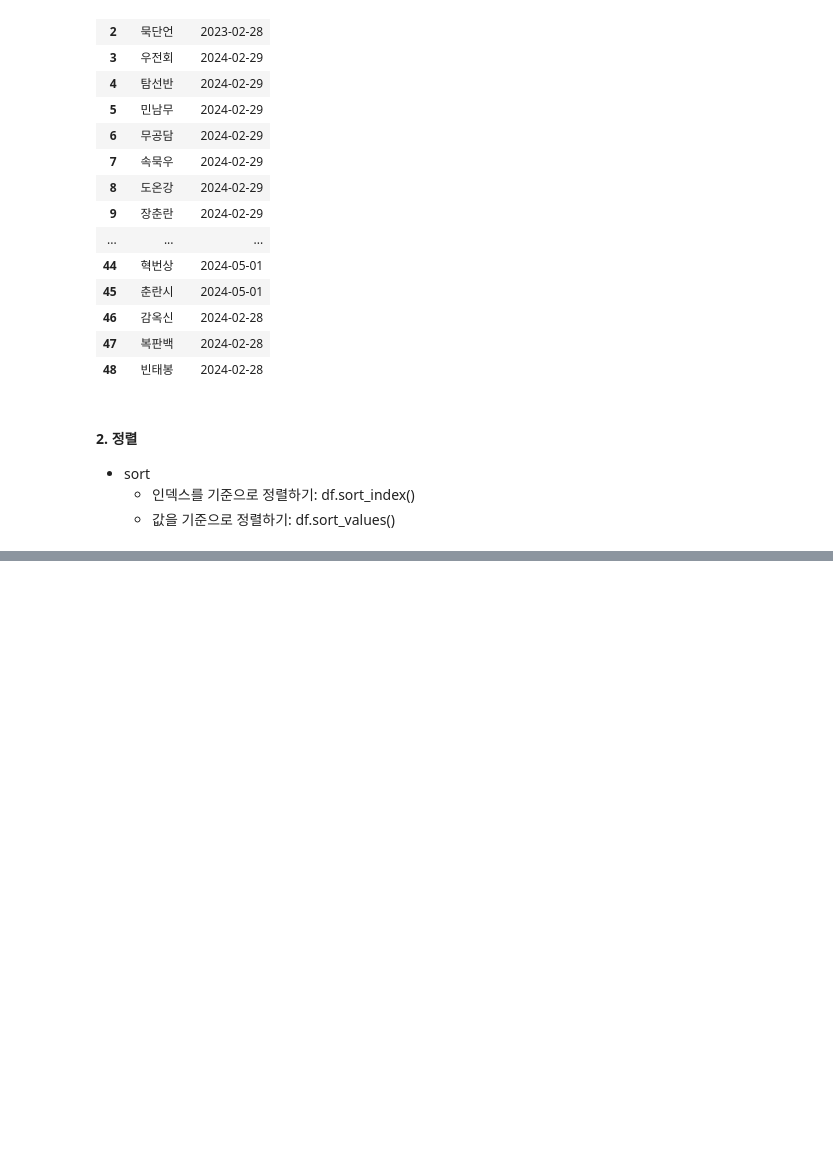
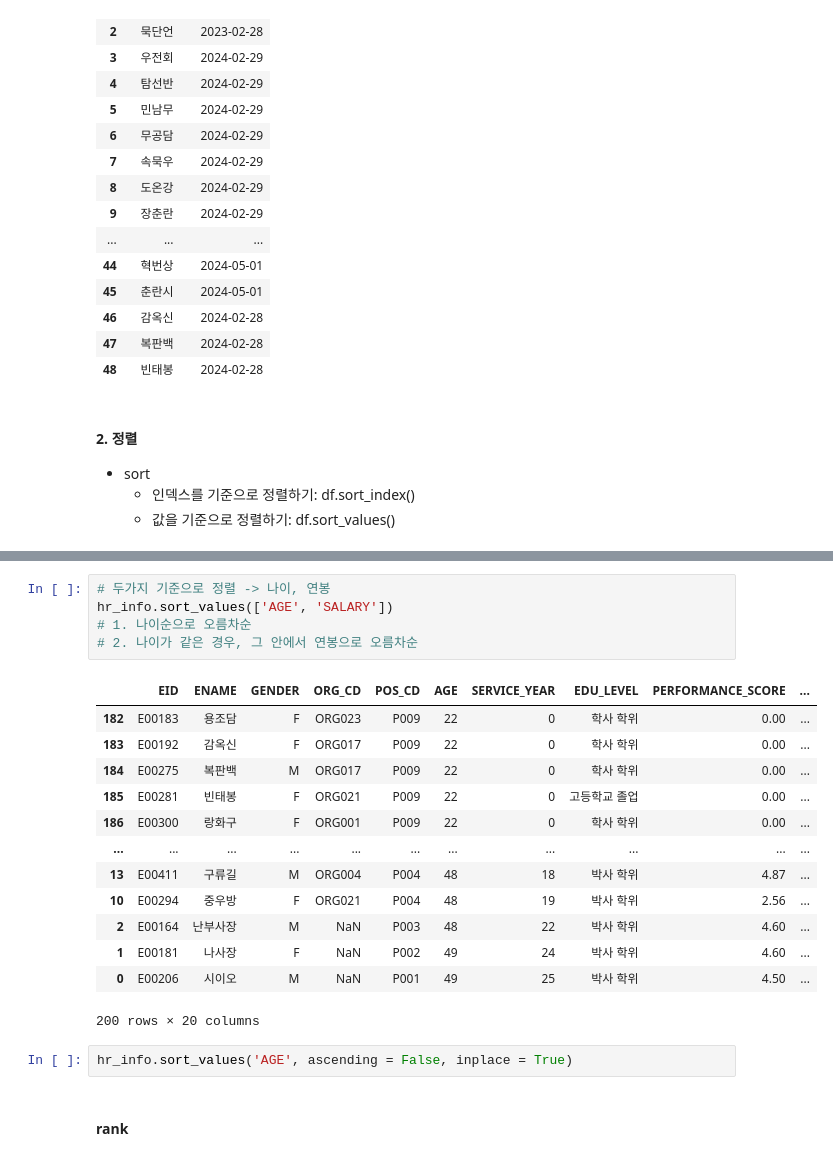
Before and after one commit to hyerimmmmm/SWDataAnalysisClass, a Jupyter notebook: pythonStudy/LIB/hr데이터 실습.ipynb, the cells around one changed output, grey strips where cells are left out. Drawn from its saved outputs; the diff is of its cells as text; blank space fills up the shorter version.

```diff
--- a/pythonStudy/LIB/hr데이터 실습.ipynb
+++ b/pythonStudy/LIB/hr데이터 실습.ipynb
@@ -337,0 +391,23 @@ pd.merge(no_money, hr_info)[['ENAME', 'RETIRE_DATE']]
+# %%
+# 두가지 기준으로 정렬 -> 나이, 연봉
+hr_info.sort_values(['AGE', 'SALARY'])
+# 1. 나이순으로 오름차순
+# 2. 나이가 같은 경우, 그 안에서 연봉으로 오름차순
+# %% [output]
+|  | EID | ENAME | GENDER | ORG_CD | POS_CD | AGE | SERVICE_YEAR | EDU_LEVEL | PERFORMANCE_SCORE | ... |
+| 182 | E00183 | 용조담 | F | ORG023 | P009 | 22 | 0 | 학사 학위 | 0.00 | ... |
+| 183 | E00192 | 감옥신 | F | ORG017 | P009 | 22 | 0 | 학사 학위 | 0.00 | ... |
+| 184 | E00275 | 복판백 | M | ORG017 | P009 | 22 | 0 | 학사 학위 | 0.00 | ... |
+| 185 | E00281 | 빈태봉 | F | ORG021 | P009 | 22 | 0 | 고등학교 졸업 | 0.00 | ... |
+| 186 | E00300 | 랑화구 | F | ORG001 | P009 | 22 | 0 | 학사 학위 | 0.00 | ... |
+| ... | ... | ... | ... | ... | ... | ... | ... | ... | ... | ... |
+| 13 | E00411 | 구류길 | M | ORG004 | P004 | 48 | 18 | 박사 학위 | 4.87 | ... |
+| 10 | E00294 | 중우방 | F | ORG021 | P004 | 48 | 19 | 박사 학위 | 2.56 | ... |
+| 2 | E00164 | 난부사장 | M | NaN | P003 | 48 | 22 | 박사 학위 | 4.60 | ... |
+| 1 | E00181 | 나사장 | F | NaN | P002 | 49 | 24 | 박사 학위 | 4.60 | ... |
+| 0 | E00206 | 시이오 | M | NaN | P001 | 49 | 25 | 박사 학위 | 4.50 | ... |
+200 rows × 20 columns
+# %%
+hr_info.sort_values('AGE', ascending = False, inplace = True)
+# %% [markdown]
+#### rank
```
Also changed, not shown: parts of 5 cells of this notebook.
